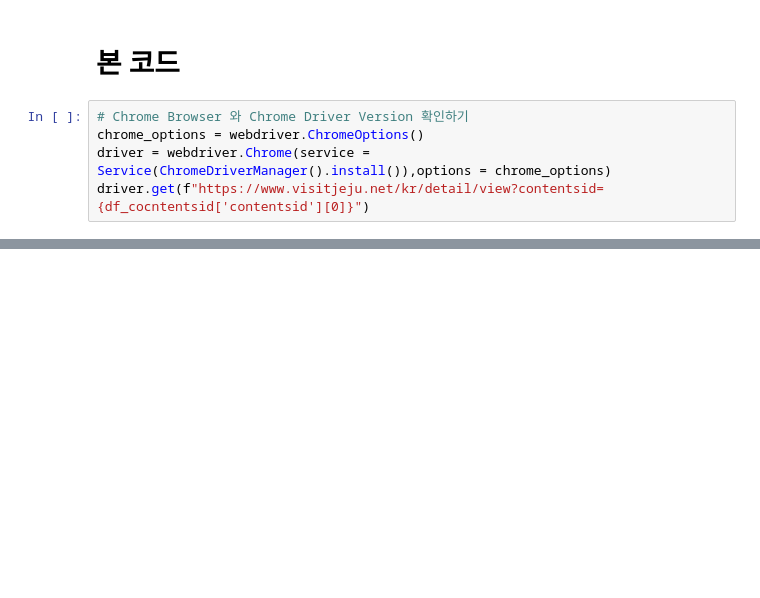
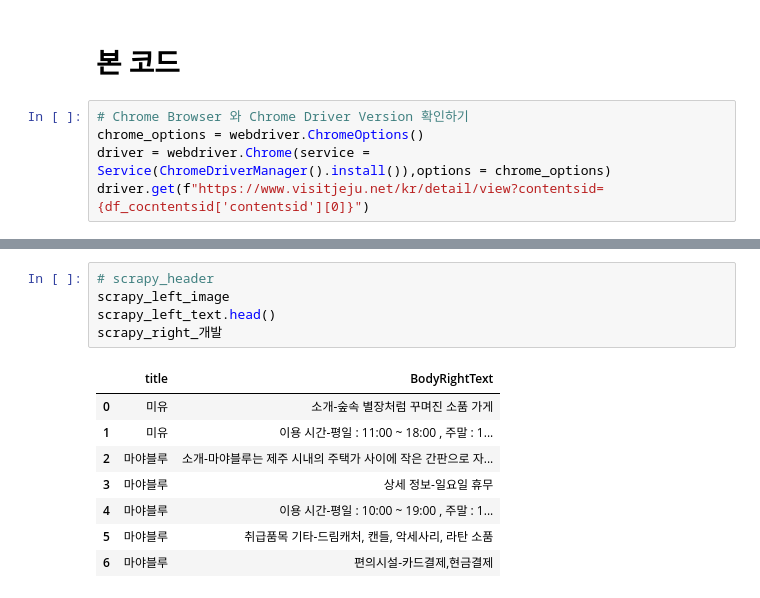
Before and after one commit to JejuTravelApp/DataAnalysis, a Jupyter notebook: MS_visitjeju크롤링.ipynb, the cells around one changed output, grey strips where cells are left out. Drawn from its saved outputs; the diff is of its cells as text; blank space fills up the shorter version.

```diff
--- a/MS_visitjeju크롤링.ipynb
+++ b/MS_visitjeju크롤링.ipynb
@@ -316,0 +497,14 @@ driver.get(f"https://www.visitjeju.net/kr/detail/view?contentsid={df_cocntentsid
+# %%
+# scrapy_header
+scrapy_left_image
+scrapy_left_text.head()
+scrapy_right_개발
+# %% [output]
+|  | title | BodyRightText |
+| 0 | 미유 | 소개-숲속 별장처럼 꾸며진 소품 가게 |
+| 1 | 미유 | 이용 시간-평일 : 11:00 ~ 18:00 , 주말 : 1... |
+| 2 | 마야블루 | 소개-마야블루는 제주 시내의 주택가 사이에 작은 간판으로 자... |
+| 3 | 마야블루 | 상세 정보-일요일 휴무 |
+| 4 | 마야블루 | 이용 시간-평일 : 10:00 ~ 19:00 , 주말 : 1... |
+| 5 | 마야블루 | 취급품목 기타-드림캐처, 캔들, 악세사리, 라탄 소품 |
+| 6 | 마야블루 | 편의시설-카드결제,현금결제 |
```
Also changed, not shown: parts of 7 cells of this notebook.
